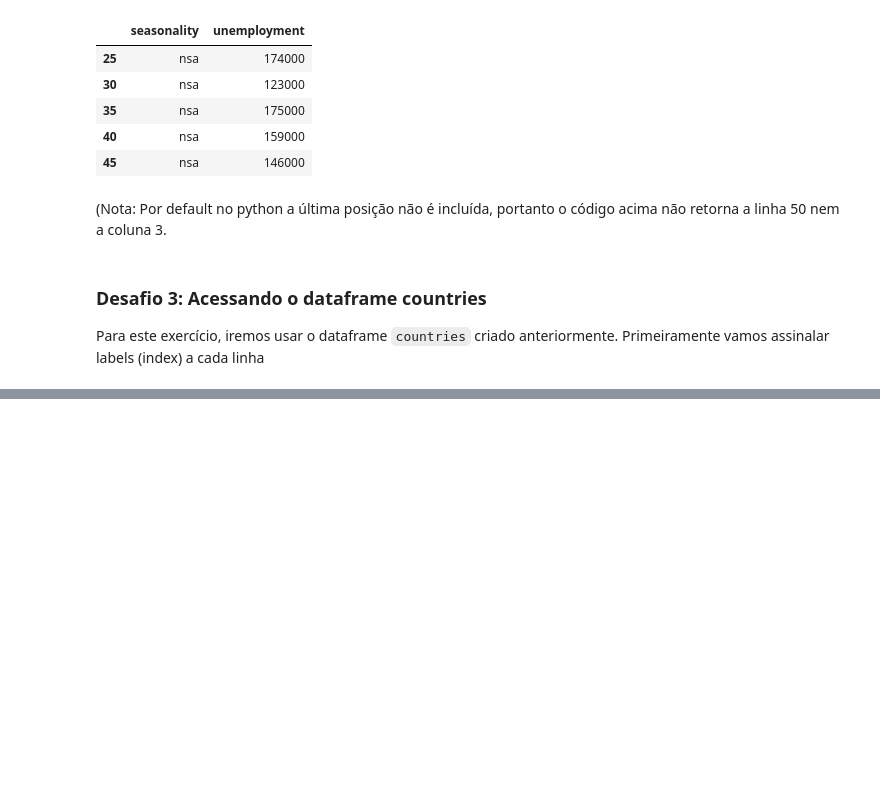
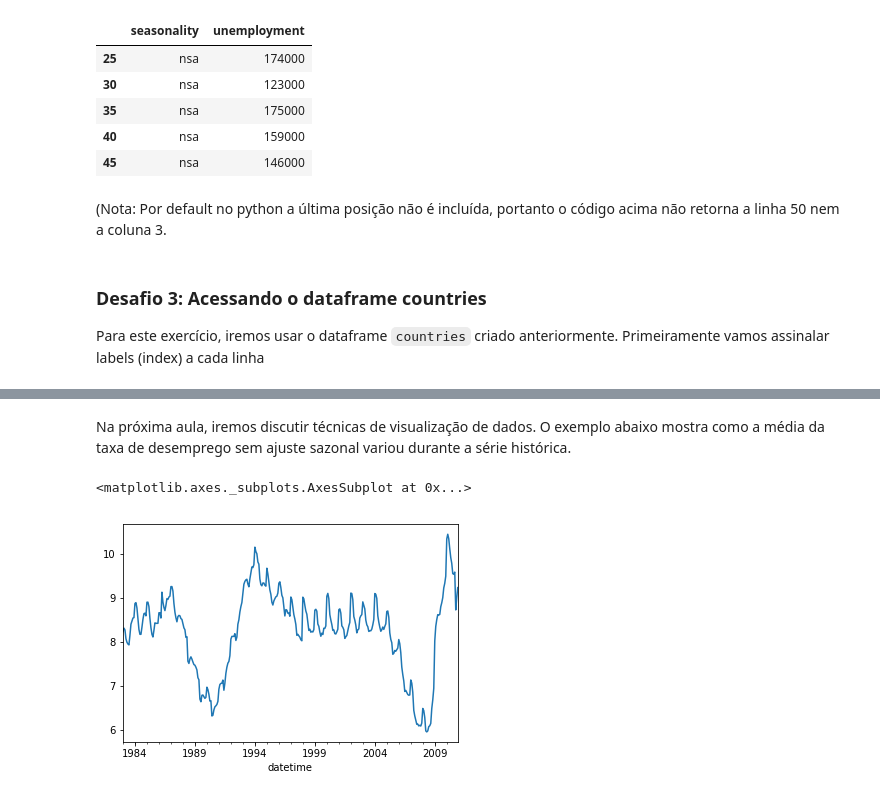
Before and after one commit to andrebittencourt/codenation_descriptive_statistics, a Jupyter notebook: analysis/intro_pandas.ipynb, the cells around one changed output, grey strips where cells are left out. Cells and saved outputs as stored; diff of their text form; code cells hidden in the pictures; blank space fills up the shorter version.

```diff
--- a/analysis/intro_pandas.ipynb
+++ b/analysis/intro_pandas.ipynb
@@ -734,2 +380,0 @@ Let's return to our main `DataFrame`. Now that we have the missing values inform
-# %%
-unemployment.drop('unemployment_rate_null', axis=1, inplace=True)
@@ -792,2 +380,0 @@ Now, we're ready to remove the missing data in `unemployment`. To do this, we ca
-# %%
-unemployment.dropna(subset=['unemployment_rate'], inplace=True)
@@ -864,3 +380,0 @@ The best way to get a sense of this data is to **plot it.** Next, we'll start to
-# %%
-unemployment.sort_values(['name_en', 'year_month'], inplace=True)
-unemployment.reset_index(drop=True, inplace=True)
@@ -949,0 +452,3 @@ ps_nomissing.plot(figsize=(10, 8), title='Unemployment Rate\n')
+# %%
+unemployment['month']=unemployment.datetime.dt.month # primeiro adicionamos uma coluna para o mes
+unemployment[unemployment.seasonality=='sa'].groupby('month').unemployment_rate.mean()
@@ -949,0 +470,8 @@ ps_nomissing.plot(figsize=(10, 8), title='Unemployment Rate\n')
+# %% [markdown]
+Na próxima aula, iremos discutir técnicas de visualização de dados. O exemplo abaixo mostra como a média da taxa de desemprego sem ajuste sazonal variou durante a série histórica.
+# %%
+%matplotlib inline
+unemployment[unemployment.seasonality=='nsa'].groupby('datetime').unemployment_rate.mean().plot()
+# %% [output]
+<matplotlib.axes._subplots.AxesSubplot at 0x...>
+[figure, added]
```
Also changed, not shown: parts of 169 cells of this notebook.
